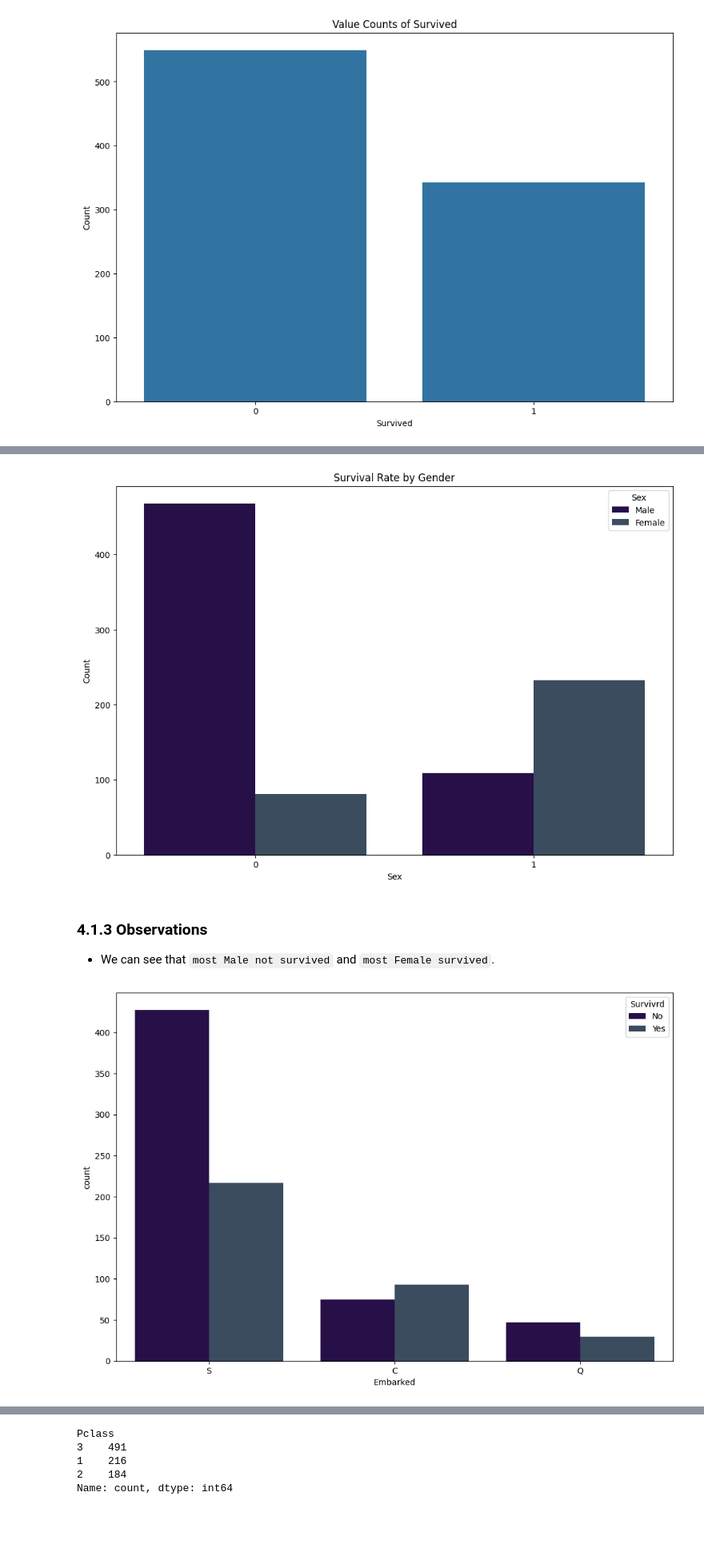
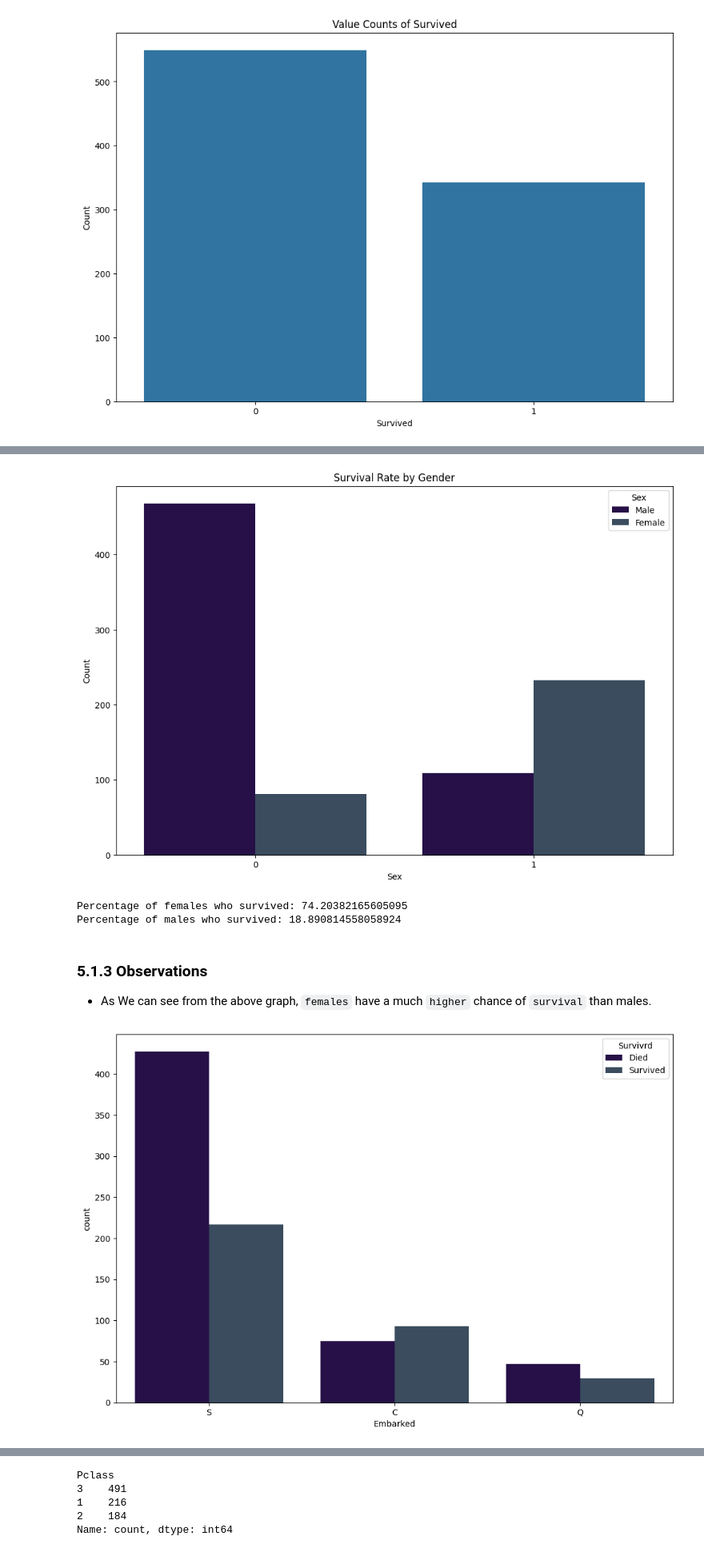
Before and after one commit to HaiderQadri/PYTHON-For-Data-Science_and_AI, a Jupyter notebook: 00_projects/04_titanic_eda_and_model_for_prediction/1titanic_eda_and_model.ipynb, the cells around one changed output, grey strips where cells are left out. Shown at 80% size. Cells and saved outputs as stored; diff of their text form; code cells hidden in the pictures; blank space fills up the shorter version.

```diff
--- a/00_projects/04_titanic_eda_and_model_for_prediction/1titanic_eda_and_model.ipynb
+++ b/00_projects/04_titanic_eda_and_model_for_prediction/1titanic_eda_and_model.ipynb
@@ -239,21 +262,28 @@ plt.xlabel('Sex')
 plt.ylabel('Count')
 plt.legend(title = 'Sex', labels = ['Male', 'Female'])
 plt.show()
+
+# Print percentages of females vs. males that survive
+print("Percentage of females who survived:", df_train["Survived"][df_train["Sex"] == 'female'].value_counts(normalize = True)[1]*100)
+
+print("Percentage of males who survived:", df_train["Survived"][df_train["Sex"] == 'male'].value_counts(normalize = True)[1]*100)
 # %% [output]
 [figure]
+Percentage of females who survived: 74.20382165605095
+Percentage of males who survived: 18.890814558058924
-# %% [markdown]
-### 4.1.3 Observations
-- We can see that `most Male not survived` and `most Female survived`.
+# %% [markdown]
+### 5.1.3 Observations
+- As We can see from the above graph, `females` have a much `higher` chance of `survival` than males.
 # %%
 # Let's see survived based on embaarked
 plt.figure(figsize = (12, 8))
 
 # Let's define color for each class
 color = ['#240750', '#344C64']
 
 sns.countplot(df_train, x = 'Embarked', hue = 'Survived', palette=color)
-plt.legend(title = 'Survivrd', labels = ['No', 'Yes'])
+plt.legend(title = 'Survivrd', labels = ['Died', 'Survived'])
 plt.show()
 # %% [output]
-[figure, old version]
+[figure, new version]
 # %% [markdown]
```
Also changed, not shown: parts of 39 cells of this notebook.
